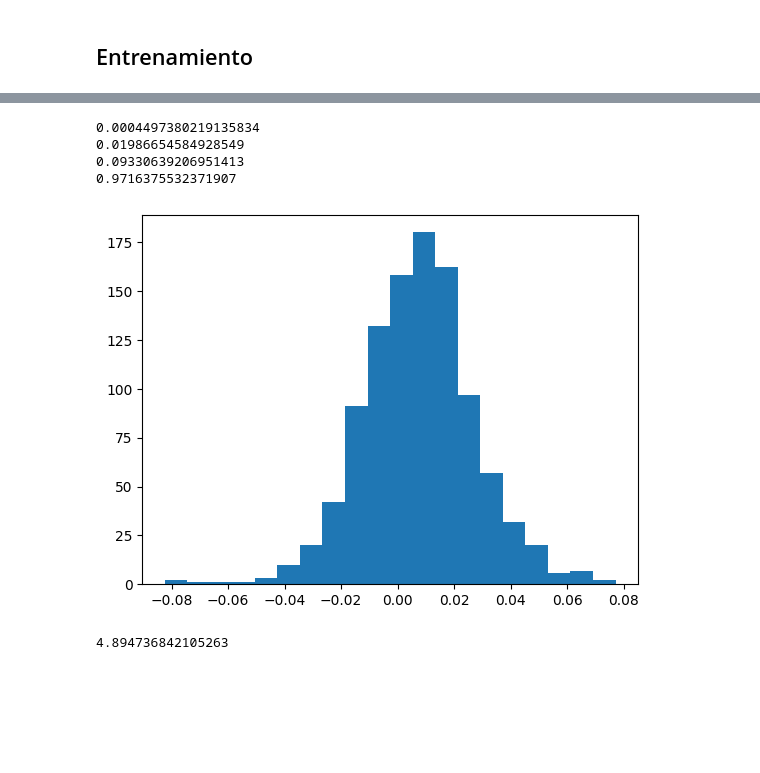
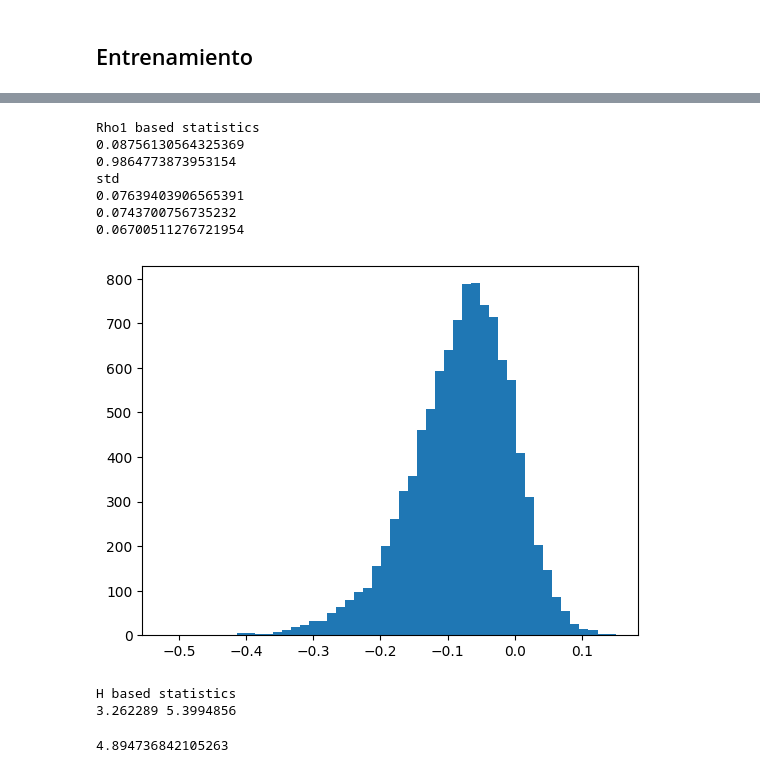
Before and after one commit to aguschanchu/FermionicML, a Jupyter notebook: FermionicML_thermal.ipynb, the cells around one changed output, grey strips where cells are left out. Cells and saved outputs as stored; diff of their text form; code cells hidden in the pictures; blank space fills up the shorter version.

```diff
--- a/FermionicML_thermal.ipynb
+++ b/FermionicML_thermal.ipynb
@@ -753,8 +751,9 @@ dense1 = tf.keras.layers.Dense(rho1_size*rho2_size, activation='exponential')(de
 
 local_size = hamil_base_size
 
-for i in range(1,20):
-    dense1 = tf.keras.layers.Dense(local_size, activation='relu')(dense1)
+layer_s = [2**(2+i) for i in range(0,7)]
+for i in range(1,7):
+    dense1 = tf.keras.layers.Dense(layer_s[-i], activation='relu')(dense1)
 
 output = tf.keras.layers.Dense(local_size)(dense1)
 # Creamos el modelo y compulamos
@@ -907,7 +906,8 @@ def spectral_loss(h_pred, h_true):
 def base_mse_loss(base_pred, base_true):
     h_pred = gen_to_h_tf(base_pred, rho_1_arrays_tf)
     h_true = gen_to_h_tf(base_true, rho_1_arrays_tf)
-    return tf.reduce_mean(tf.square(h_true - h_pred))
+    mat = tf.reshape(h_pred-h_true, (-1, fund_size, fund_size))
+    return tf.norm(mat, ord='fro', axis=[-1, -2])
 
 # Custom loss function based on h eigenvalues (using generators)
 def base_eig_loss(base_pred, base_true):
@@ -965,9 +965,9 @@ model.compile(optimizer=Adam(),
               metrics=['accuracy', 'mean_squared_error'])
 
 # Train the model
-num_epochs = 10
+num_epochs = 50
 device_name = tf.test.gpu_device_name()
 
 
-history = model.fit(train_dataset, epochs=num_epochs, batch_size=1024, validation_data=val_dataset)
+history = model.fit(train_dataset, epochs=num_epochs, validation_data=val_dataset)
 # %% [output]
@@ -1020,13 +1021,15 @@ predictions = model.predict(input_data)
 m_size = basis.size
 rho_1_pred = []
 rho_1_actual = []
+norm = []
+norm_rand = []
 printear =  False
 
 for e in val_dataset:
     for i in range(0, batch_size):
         # Valores actuales
         #h = e[1][i].numpy().reshape(basis.size,basis.size)
-        h = gen_to_h(e[1][i], rho_1_arrays)
+        h_true = gen_to_h(e[1][i], rho_1_arrays)
         #print(h) if printear else 0
         r = max(np.linalg.eigvals(e[0][0][i]))
         rho_1_actual.append(r)
@@ -1036,9 +1039,9 @@ for e in val_dataset:
 
         # Valores predichos
         #h = predictions[i].reshape(basis.size,basis.size)
-        h = gen_to_h(predictions[i], rho_1_arrays)
+        h_pred = gen_to_h(predictions[i], rho_1_arrays)
         beta = beta_val[i]
-        state = thermal_state(h, beta)
+        state = thermal_state(h_pred, beta)
         rho1 = np.array(rho_1(basis.d, state, rho_1_arrays))
         r = max(np.sort(linalg_d.eigvals(rho1).real))
         rho_1_pred.append(r)
@@ -1047,35 +1050,55 @@ for e in val_dataset:
         print(r) if printear else 0
         print('') if printear else 0
 
+        # Normas
+        norm.append(np.linalg.norm(h_true-h_pred, ord='fro'))
+        ## Vamos a comparar con un h aleatorio
+        size = basis.d*(basis.d+1)//2
+        base = np.random.uniform(low=0, high=1.0, size=(size,))
+        h_rand = gen_to_h(base, rho_1_arrays)
+        norm_rand.append(np.linalg.norm(h_true-h_rand, ord='fro'))
+
+
 
     # e contiene todo el batch y nos basta con uno
     break
 # %%
 from sklearn.metrics import mean_squared_error, r2_score
 import matplotlib.pyplot as plt
 
 f=1
 rho_1_actual = np.array(rho_1_actual)
 rho_1_pred = np.array(rho_1_pred)
-print(mean_squared_error(rho_1_pred, rho_1_actual))
+#print(mean_squared_error(rho_1_pred, rho_1_actual))
 
+print('Rho1 based statistics')
+print(np.mean(np.abs(rho_1_actual-rho_1_pred)))
+print(np.mean(rho_1_actual)*f)
+print('std')
 print(np.std(rho_1_actual-rho_1_pred)*f)
 print(np.std(rho_1_actual)*f)
-print(np.mean(rho_1_actual)*f)
+print(np.std(rho_1_pred)*f)
+plt.hist(np.array(rho_1_pred-rho_1_actual), bins=50)
+plt.show()
+print('H based statistics')
+print(np.mean(norm), np.mean(norm_rand))
 
-plt.hist(np.array(rho_1_pred-rho_1_actual), bins=20)
-plt.show()
 
 # BEST: FACTOR 1/8 c/fund
 ## 500 epochs, 10M dataset
 # BEST: FACTOR 1/9 s/fund
 ## 50 epochs, 5M dataset
 # %% [output]
-0.0004497380219135834
-0.01986654584928549
-0.09330639206951413
-0.9716375532371907
+Rho1 based statistics
+0.08756130564325369
+0.9864773873953154
+std
+0.07639403906565391
+0.0743700756735232
+0.06700511276721954
-[figure, old version]
+[figure, new version]
+H based statistics
+3.262289 5.3994856
 # %%
 0.093/0.019
 # %% [output]
```
Also changed, not shown: parts of 13 cells of this notebook.
